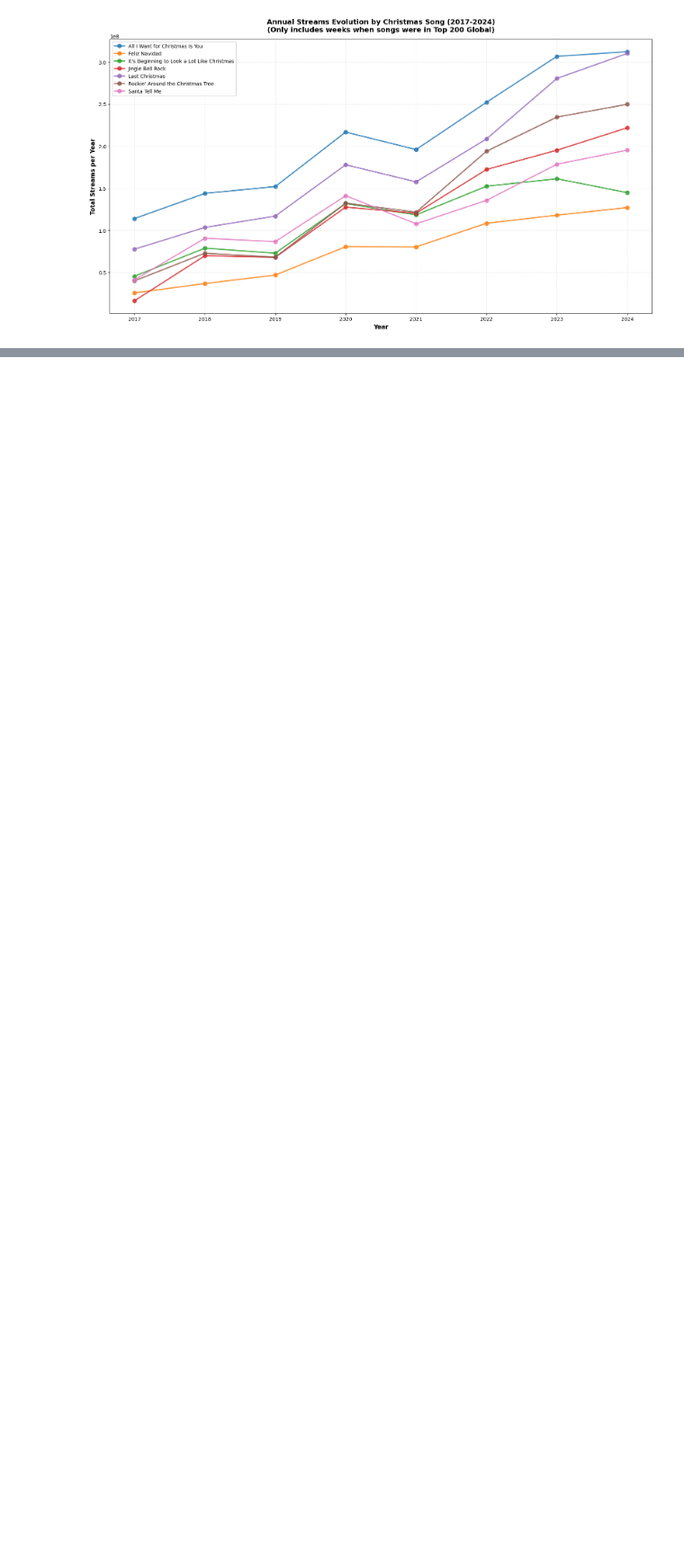
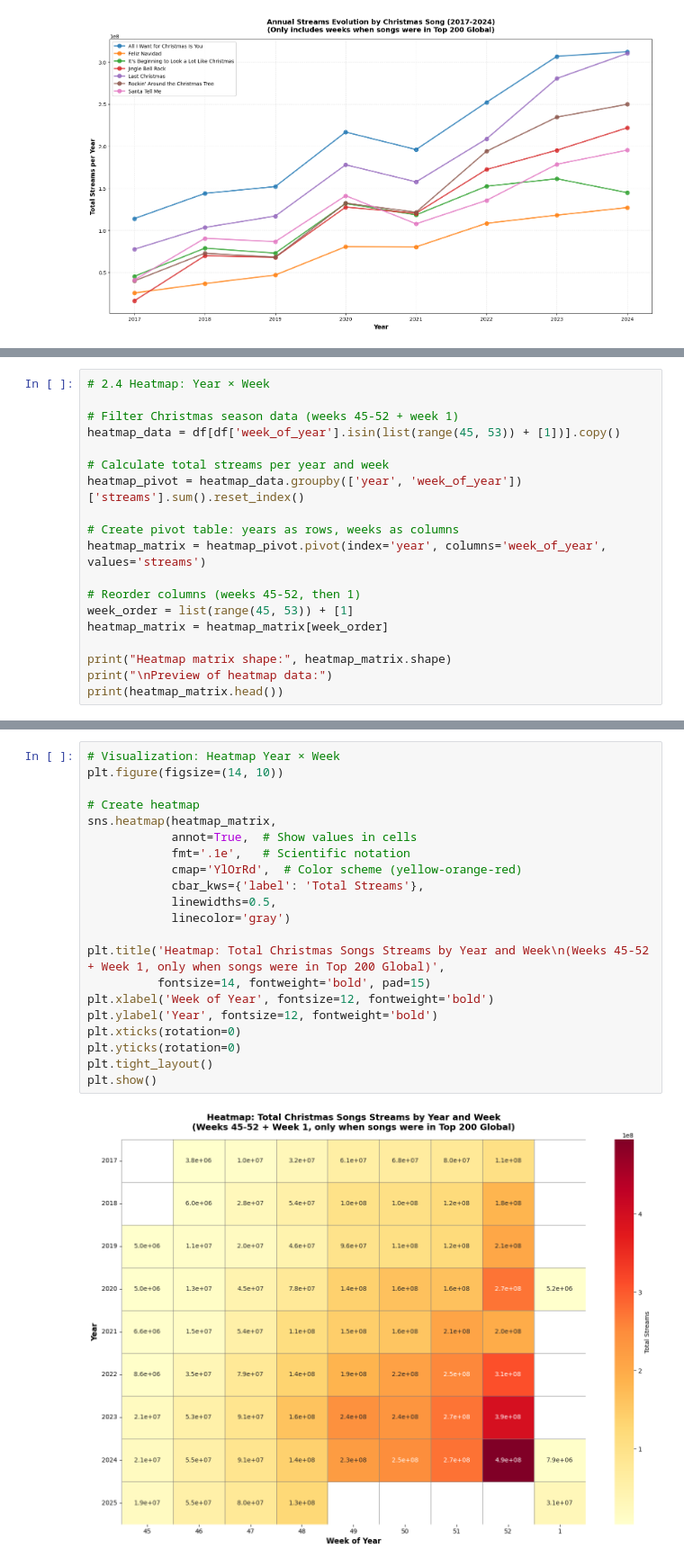
Before and after one commit to JonasSouza871/Christmas_Songs_Spotify_Analysis, a Jupyter notebook: temporal_analysis.ipynb, the cells around one changed output, grey strips where cells are left out. Shown at 90% size. Drawn from its saved outputs; the diff is of its cells as text; blank space fills up the shorter version.

Commit message:
feat: implement year × week heatmap with normalized view and peak evolution tracking

```diff
--- a/temporal_analysis.ipynb
+++ b/temporal_analysis.ipynb
@@ -416,0 +421,19 @@ plt.show()
+# %%
+# 2.4 Heatmap: Year × Week
+
+# Filter Christmas season data (weeks 45-52 + week 1)
+heatmap_data = df[df['week_of_year'].isin(list(range(45, 53)) + [1])].copy()
+
+# Calculate total streams per year and week
+heatmap_pivot = heatmap_data.groupby(['year', 'week_of_year'])['streams'].sum().reset_index()
+
+# Create pivot table: years as rows, weeks as columns
+heatmap_matrix = heatmap_pivot.pivot(index='year', columns='week_of_year', values='streams')
+
+# Reorder columns (weeks 45-52, then 1)
+week_order = list(range(45, 53)) + [1]
+heatmap_matrix = heatmap_matrix[week_order]
+
+print("Heatmap matrix shape:", heatmap_matrix.shape)
+print("\nPreview of heatmap data:")
+print(heatmap_matrix.head())
@@ -416,0 +459,23 @@ plt.show()
+# %%
+# Visualization: Heatmap Year × Week
+plt.figure(figsize=(14, 10))
+
+# Create heatmap
+sns.heatmap(heatmap_matrix,
+            annot=True,  # Show values in cells
+            fmt='.1e',   # Scientific notation
+            cmap='YlOrRd',  # Color scheme (yellow-orange-red)
+            cbar_kws={'label': 'Total Streams'},
+            linewidths=0.5,
+            linecolor='gray')
+
+plt.title('Heatmap: Total Christmas Songs Streams by Year and Week\n(Weeks 45-52 + Week 1, only when songs were in Top 200 Global)',
+          fontsize=14, fontweight='bold', pad=15)
+plt.xlabel('Week of Year', fontsize=12, fontweight='bold')
+plt.ylabel('Year', fontsize=12, fontweight='bold')
+plt.xticks(rotation=0)
+plt.yticks(rotation=0)
+plt.tight_layout()
+plt.show()
+# %% [output]
+[figure, added]
```
Also changed, not shown: parts of 4 cells of this notebook.
